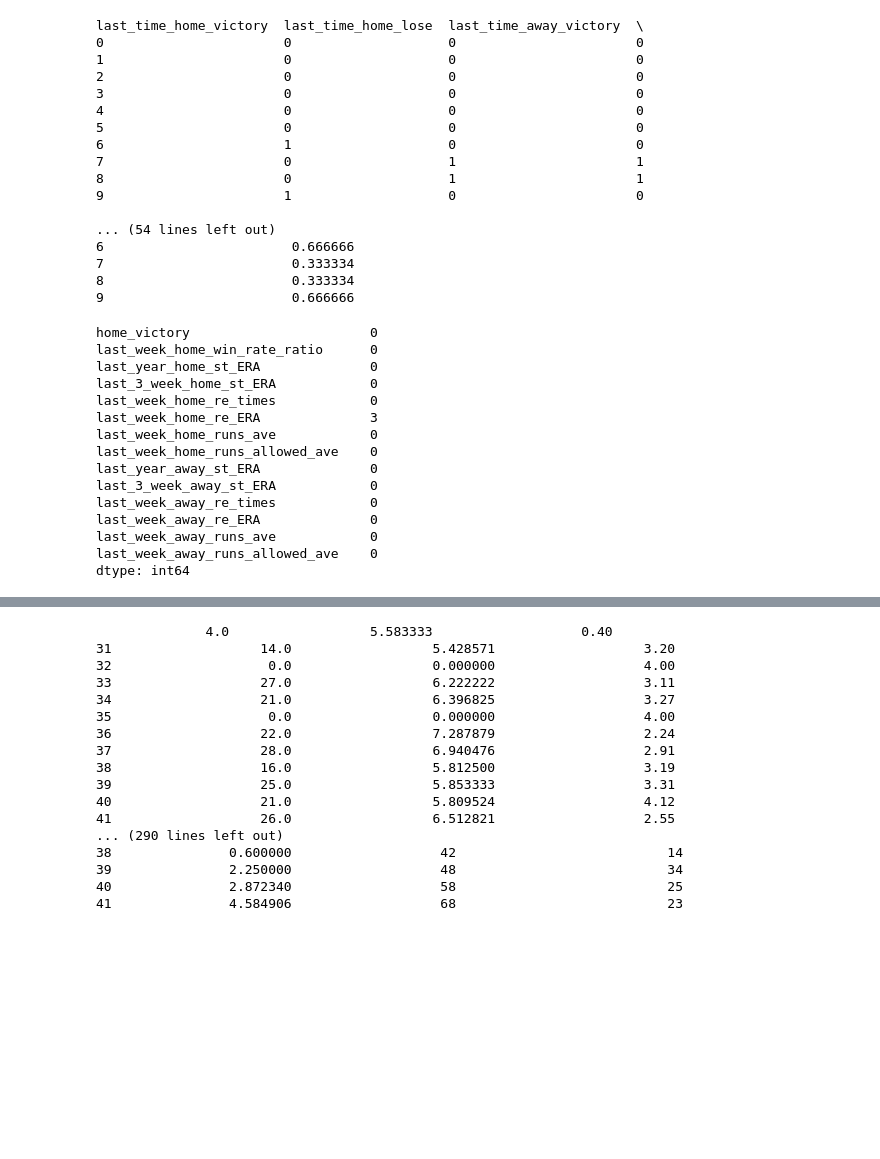
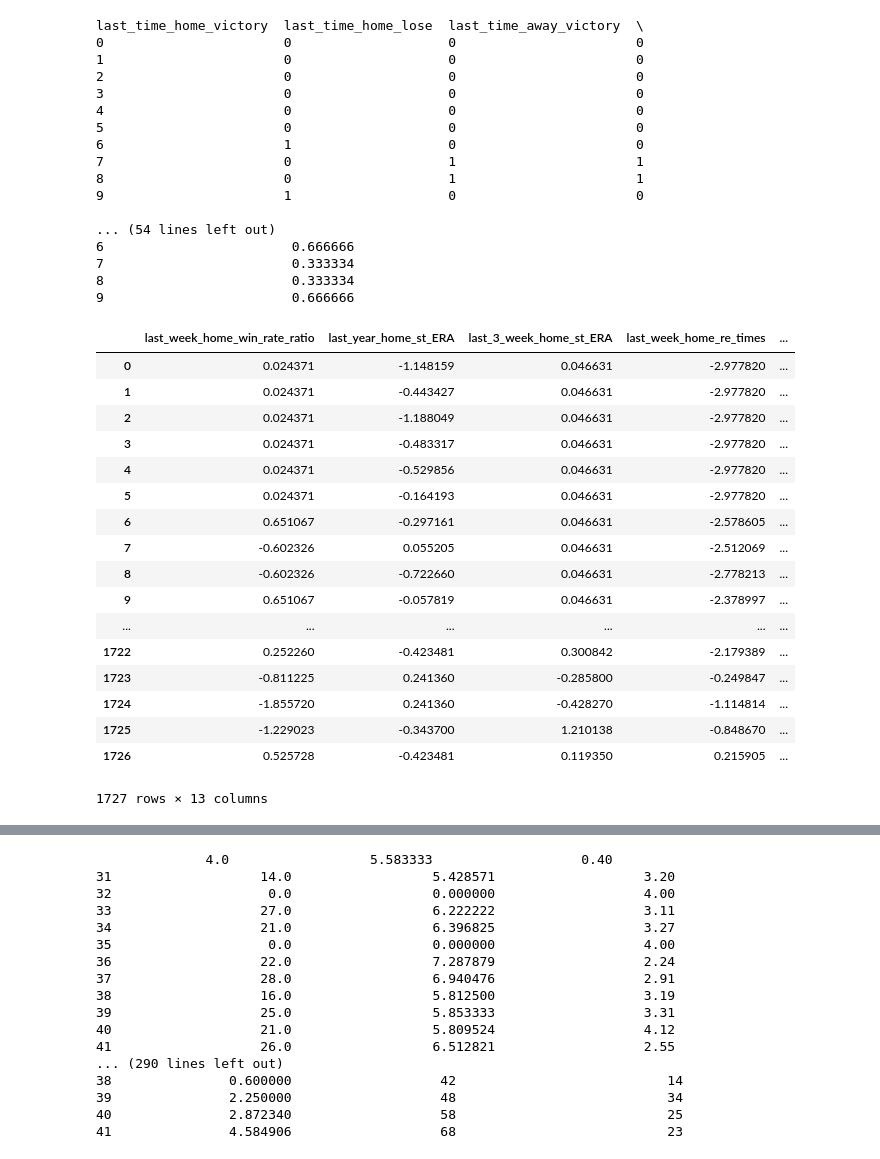
Before and after one commit to tubotu/baseball_predict, a Jupyter notebook: Untitled.ipynb, the cells around one changed output, grey strips where cells are left out. Saved outputs shown, nothing was run; the diff lists cells and outputs as text; code cells hidden in the pictures; blank space fills up the shorter version.

```diff
--- a/Untitled.ipynb
+++ b/Untitled.ipynb
@@ -572,18 +582,0 @@ game_result_train_nn = game_result[game_result['home_runs'] != game_result['away
-# %%
-game_result_train_nn.isnull().sum()
-# %% [output]
-home_victory                       0
-last_week_home_win_rate_ratio      0
-last_year_home_st_ERA              0
-last_3_week_home_st_ERA            0
-last_week_home_re_times            0
-last_week_home_re_ERA              3
-last_week_home_runs_ave            0
-last_week_home_runs_allowed_ave    0
-last_year_away_st_ERA              0
-last_3_week_away_st_ERA            0
-last_week_away_re_times            0
-last_week_away_re_ERA              0
-last_week_away_runs_ave            0
-last_week_away_runs_allowed_ave    0
-dtype: int64
@@ -589,0 +586,21 @@ dtype: int64
+# %%
+X_std
+# %% [output]
+|  | last_week_home_win_rate_ratio | last_year_home_st_ERA | last_3_week_home_st_ERA | last_week_home_re_times | ... |
+| 0 | 0.024371 | -1.148159 | 0.046631 | -2.977820 | ... |
+| 1 | 0.024371 | -0.443427 | 0.046631 | -2.977820 | ... |
+| 2 | 0.024371 | -1.188049 | 0.046631 | -2.977820 | ... |
+| 3 | 0.024371 | -0.483317 | 0.046631 | -2.977820 | ... |
+| 4 | 0.024371 | -0.529856 | 0.046631 | -2.977820 | ... |
+| 5 | 0.024371 | -0.164193 | 0.046631 | -2.977820 | ... |
+| 6 | 0.651067 | -0.297161 | 0.046631 | -2.578605 | ... |
+| 7 | -0.602326 | 0.055205 | 0.046631 | -2.512069 | ... |
+| 8 | -0.602326 | -0.722660 | 0.046631 | -2.778213 | ... |
+| 9 | 0.651067 | -0.057819 | 0.046631 | -2.378997 | ... |
+| ... | ... | ... | ... | ... | ... |
+| 1722 | 0.252260 | -0.423481 | 0.300842 | -2.179389 | ... |
+| 1723 | -0.811225 | 0.241360 | -0.285800 | -0.249847 | ... |
+| 1724 | -1.855720 | 0.241360 | -0.428270 | -1.114814 | ... |
+| 1725 | -1.229023 | -0.343700 | 1.210138 | -0.848670 | ... |
+| 1726 | 0.525728 | -0.423481 | 0.119350 | 0.215905 | ... |
+1727 rows × 13 columns
```
Also changed, not shown: parts of 15 cells of this notebook.
